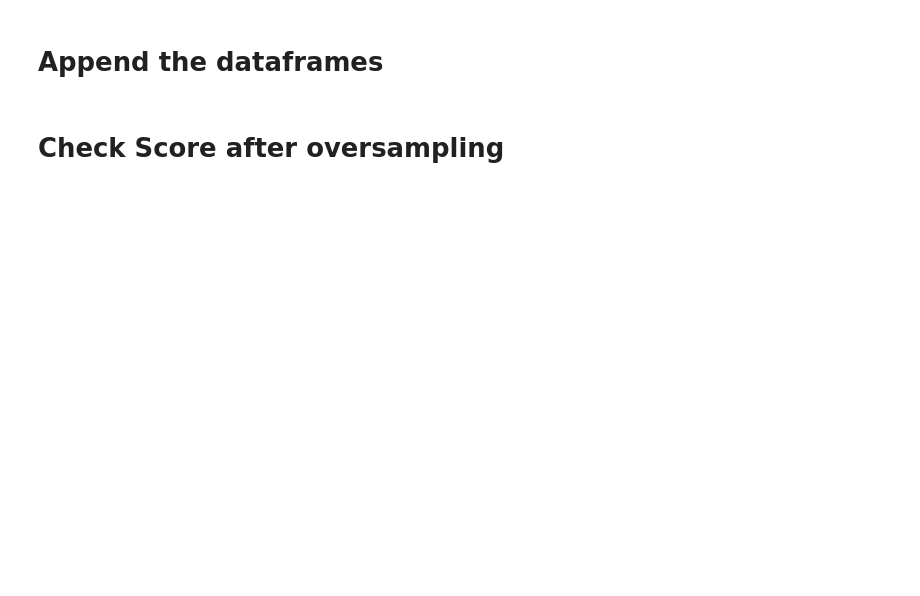
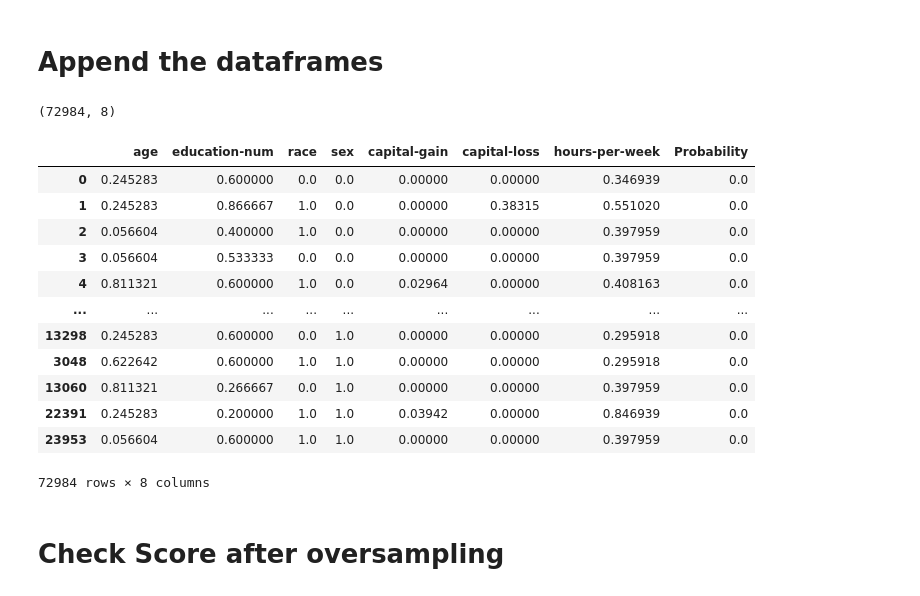
Before and after one commit to joymallyac/Fair-SMOTE, a Jupyter notebook: Fair-SMOTE/Adult_Sex.ipynb, the cells around one changed output. Drawn from its saved outputs; the diff is of its cells as text; code cells hidden in the pictures; blank space fills up the shorter version.

```diff
--- a/Fair-SMOTE/Adult_Sex.ipynb
+++ b/Fair-SMOTE/Adult_Sex.ipynb
@@ -171,6 +295,26 @@ df['sex'] = df['sex'].astype(float)
 
 df_zero_one = dataset_orig_train[(dataset_orig_train['Probability'] == 0) & (dataset_orig_train[protected_attribute] == 1)]
 df = df.append(df_zero_one)
+# %%
+df.shape
+# %% [output]
+(72984, 8)
+# %%
+df
+# %% [output]
+|  | age | education-num | race | sex | capital-gain | capital-loss | hours-per-week | Probability |
+| 0 | 0.245283 | 0.600000 | 0.0 | 0.0 | 0.00000 | 0.00000 | 0.346939 | 0.0 |
+| 1 | 0.245283 | 0.866667 | 1.0 | 0.0 | 0.00000 | 0.38315 | 0.551020 | 0.0 |
+| 2 | 0.056604 | 0.400000 | 1.0 | 0.0 | 0.00000 | 0.00000 | 0.397959 | 0.0 |
+| 3 | 0.056604 | 0.533333 | 0.0 | 0.0 | 0.00000 | 0.00000 | 0.397959 | 0.0 |
+| 4 | 0.811321 | 0.600000 | 1.0 | 0.0 | 0.02964 | 0.00000 | 0.408163 | 0.0 |
+| ... | ... | ... | ... | ... | ... | ... | ... | ... |
+| 13298 | 0.245283 | 0.600000 | 0.0 | 1.0 | 0.00000 | 0.00000 | 0.295918 | 0.0 |
+| 3048 | 0.622642 | 0.600000 | 1.0 | 1.0 | 0.00000 | 0.00000 | 0.295918 | 0.0 |
+| 13060 | 0.811321 | 0.266667 | 0.0 | 1.0 | 0.00000 | 0.00000 | 0.397959 | 0.0 |
+| 22391 | 0.245283 | 0.200000 | 1.0 | 1.0 | 0.03942 | 0.00000 | 0.846939 | 0.0 |
+| 23953 | 0.056604 | 0.600000 | 1.0 | 1.0 | 0.00000 | 0.00000 | 0.397959 | 0.0 |
+72984 rows × 8 columns
 # %% [markdown]
 # Check Score after oversampling
 # %%
```
Also changed, not shown: parts of 23 cells of this notebook, 1 other file.
